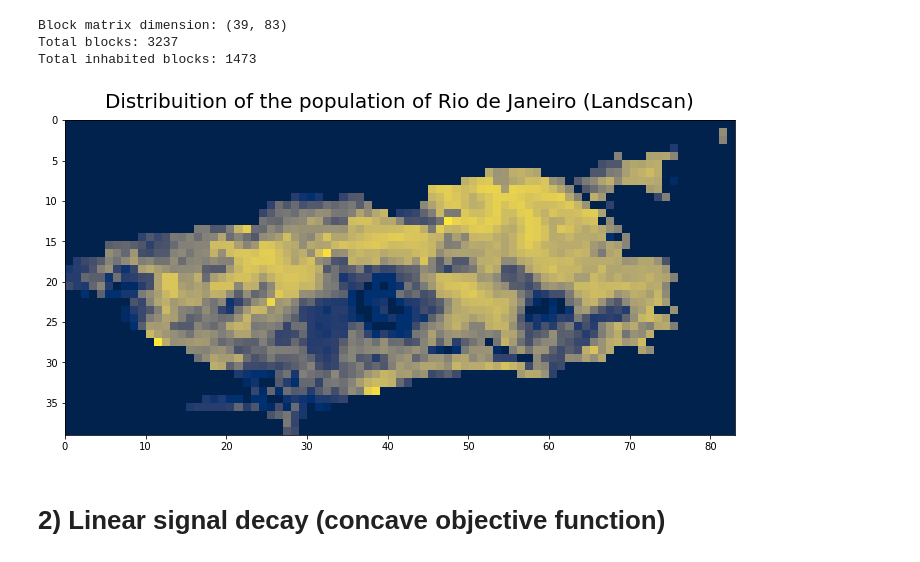
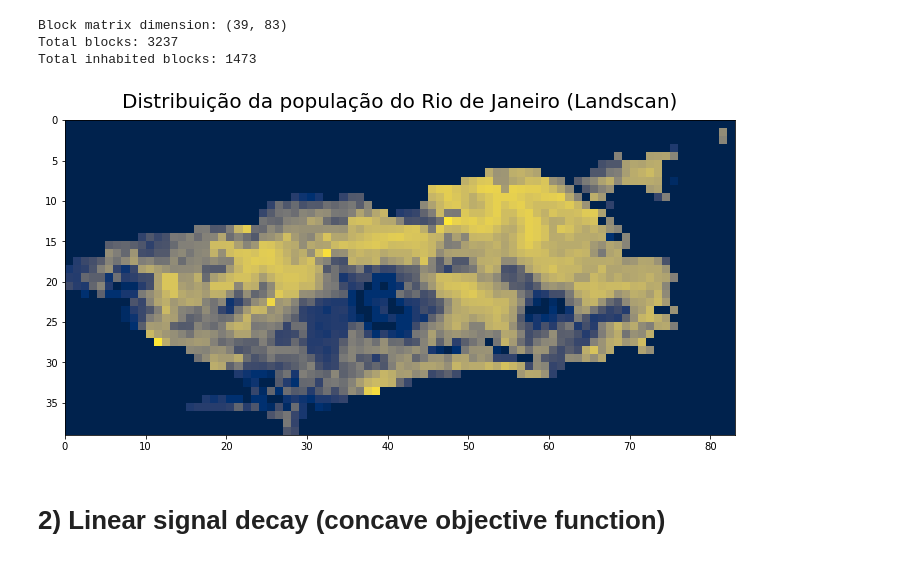
Before and after one commit to Luan-Lima-Freitas/Antenna-Placement-Optimization, a Jupyter notebook: Antenna_Placement_Optim.ipynb, the cells around one changed output. Drawn from its saved outputs; the diff is of its cells as text; code cells hidden in the pictures.

```diff
--- a/Antenna_Placement_Optim.ipynb
+++ b/Antenna_Placement_Optim.ipynb
@@ -6,3 +1,40 @@ import matplotlib.pyplot as plt
+# %%
+import autograd.numpy as np
+from autograd import grad
+import cvxpy as cp
+import matplotlib.pyplot as plt
+
+figsize = (12,6)
+ttl_font_size = 20
+lgd_font_size = 14
+big_marker_size = 14
+med_marker_size = 10
+sml_marker_size = 8
+marker_edge_width = 1.5
+lw = 1
+
+# import autograd.numpy as np
+# from autograd import grad
+# import cvxpy as cp
+
+# import matplotlib
+# matplotlib.use("pgf")
+# matplotlib.rcParams.update({
+#     "pgf.texsystem": "pdflatex",
+#     'font.family': 'serif',
+#     'text.usetex': True,
+#     'pgf.rcfonts': False,
+# })
+# import matplotlib.pyplot as plt
+
+# figsize = (5,2.5)
+# ttl_font_size = 11
+# lgd_font_size = 7
+# big_marker_size = 8.5
+# med_marker_size = 6
+# sml_marker_size = 4
+# marker_edge_width = 0.75
+# lw = 0.5
 # %% [markdown]
 # 1) Data
 
@@ -31,14 +63,15 @@ Total inhabited blocks: 1473
 # %%
 landscan_rio_plot = landscan_rio
 landscan_rio_plot[np.where(landscan_rio == np.sort(landscan_rio.ravel())[-1])] = np.sort(landscan_rio.ravel())[-2]
 landscan_rio_plot = np.log(1 + landscan_rio_plot) + 0.000_1*landscan_rio_plot
 
-plt.figure(figsize = (12,6))
+plt.figure(figsize = figsize)
 ext = [0, landscan_rio_xdim, landscan_rio_ydim, 0]
 plt.imshow(landscan_rio_plot, cmap = 'cividis', extent = ext)
-plt.title("Distribuition of the population of Rio de Janeiro (Landscan)", fontsize = 20, y = 1.02);
+plt.title("Distribuição da população do Rio de Janeiro (Landscan)", fontsize = ttl_font_size, y = 1.02)
+plt.savefig("pop_RJ.pgf", bbox_inches = 'tight')
 # %% [output]
-[figure, old version]
+[figure, new version]
 # %% [markdown]
 # 2) Linear signal decay (concave objective function)
 # %%
```
Also changed, not shown: parts of 30 cells of this notebook, 2 other files.
